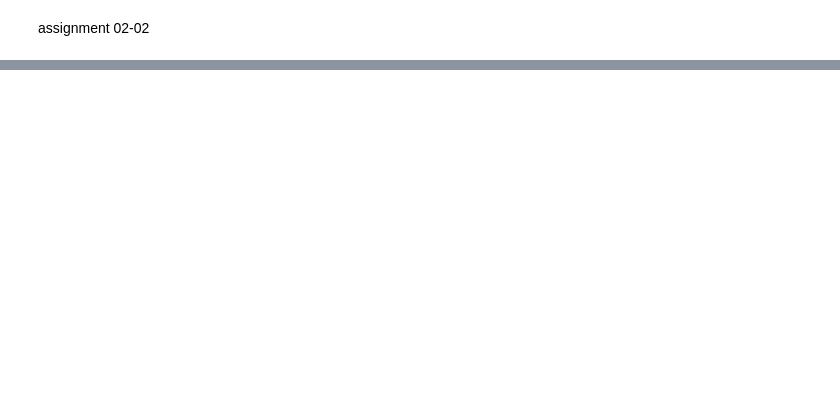
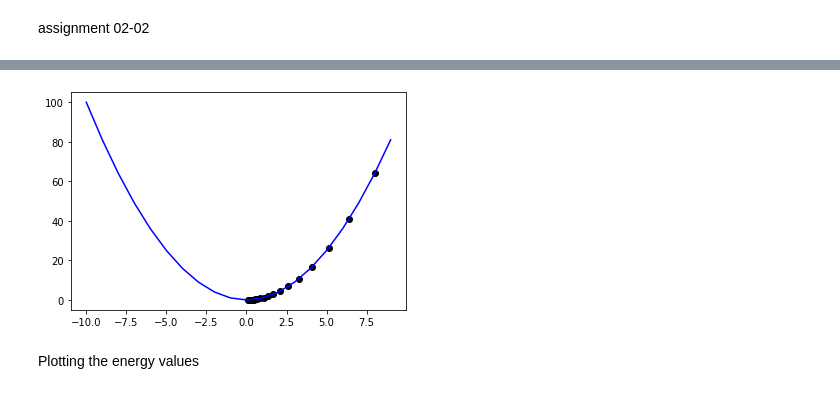
Before and after one commit to youn-gs/test, a Jupyter notebook: machine_learning.ipynb, the cells around one changed output, grey strips where cells are left out. Cells and saved outputs as stored; diff of their text form; code cells hidden in the pictures; blank space fills up the shorter version.

```diff
--- a/machine_learning.ipynb
+++ b/machine_learning.ipynb
@@ -65,0 +73,23 @@ re
+# %%
+x = np.arange(-10, 10)
+f = x ** 2
+
+
+x1 = 10
+X = []
+Y = []
+rate = 0.1
+
+for i in range(20):
+  x0 = x1
+  x1 = x0 - rate * 2 * x0
+  X.append(x1)
+  Y.append(x1 ** 2)
+
+plt.plot(x, f, c = 'b')
+plt.scatter(X, Y, c = 'k')
+plt.show()
+# %% [output]
+[figure, added]
+# %% [markdown]
+Plotting the energy values
```
Also changed, not shown: parts of 3 cells of this notebook.
